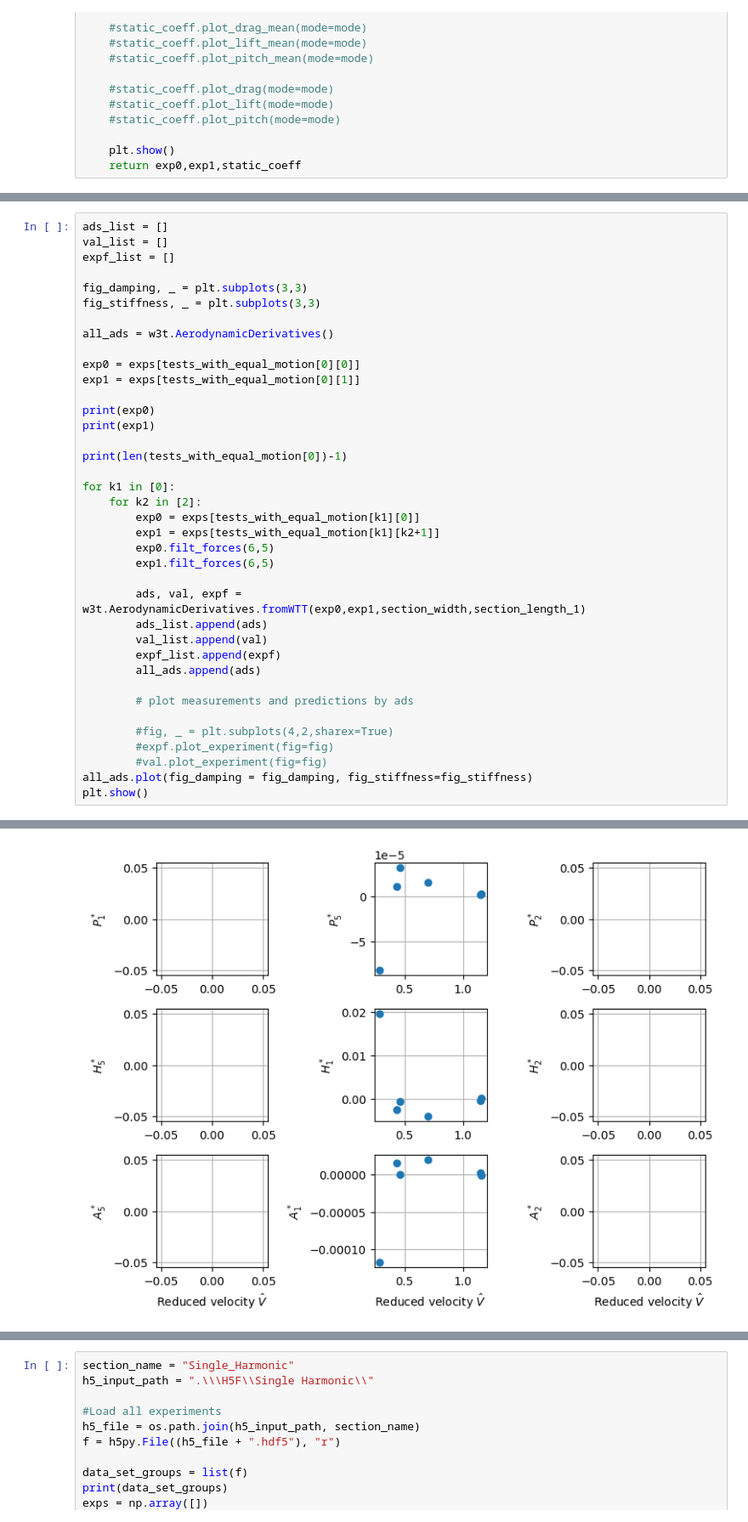
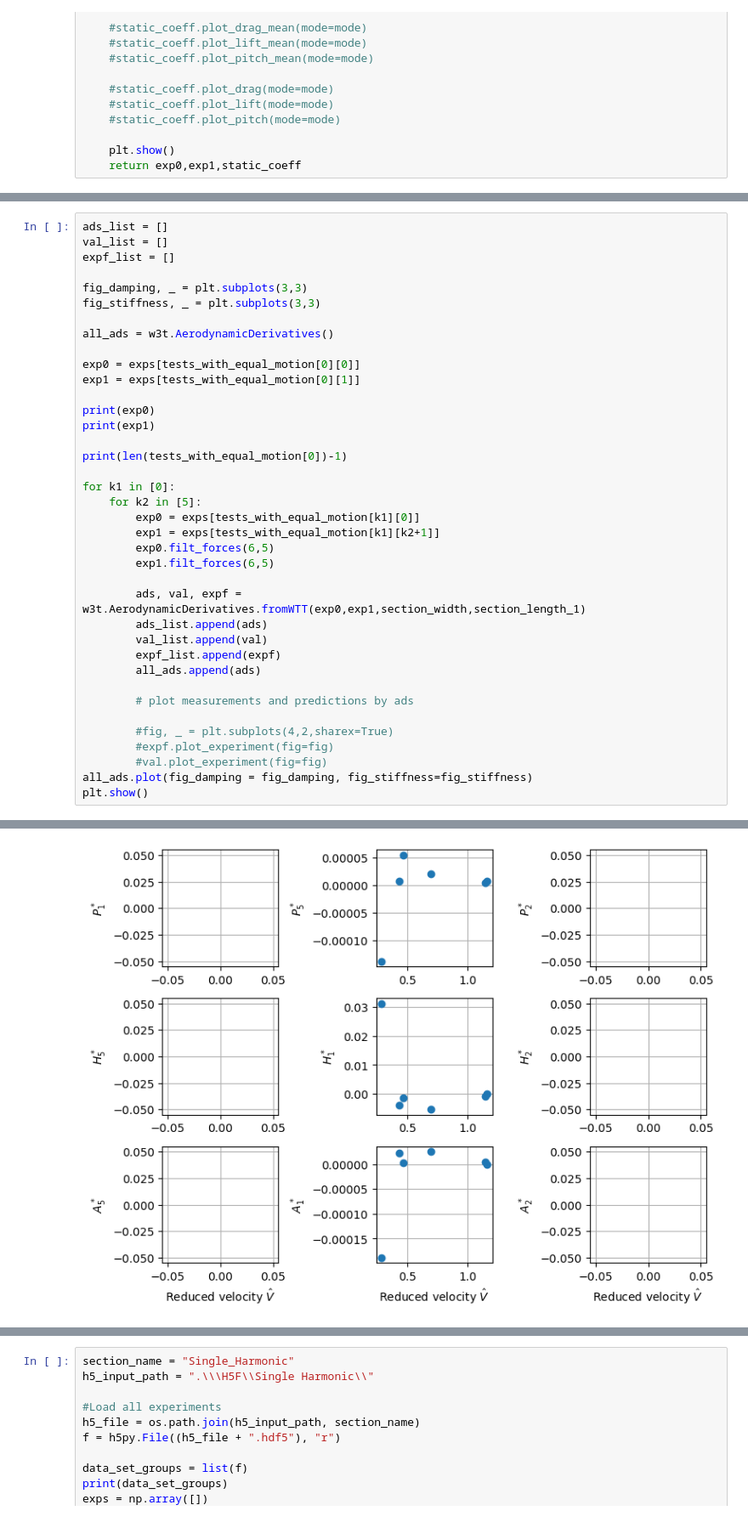
Before and after one commit to lineHRosland/FV_windtunnel_buffeting_flutter, a Jupyter notebook: HAR_INT/aerodynamic_derivatives_notebook.ipynb, the cells around one changed output, grey strips where cells are left out. Shown at 85% size. Cells and saved outputs as stored; diff of their text form.

```diff
--- a/HAR_INT/aerodynamic_derivatives_notebook.ipynb
+++ b/HAR_INT/aerodynamic_derivatives_notebook.ipynb
@@ -90,33 +103,33 @@ print(exp1)
 print(len(tests_with_equal_motion[0])-1)
 
 for k1 in [0]:
-    for k2 in [2]:
+    for k2 in [5]:
         exp0 = exps[tests_with_equal_motion[k1][0]]
         exp1 = exps[tests_with_equal_motion[k1][k2+1]]
         exp0.filt_forces(6,5)
         exp1.filt_forces(6,5)
 
         ads, val, expf = w3t.AerodynamicDerivatives.fromWTT(exp0,exp1,section_width,section_length_1)
         ads_list.append(ads)
         val_list.append(val)
         expf_list.append(expf)
         all_ads.append(ads)
 
         # plot measurements and predictions by ads
 
         #fig, _ = plt.subplots(4,2,sharex=True)
         #expf.plot_experiment(fig=fig)
         #val.plot_experiment(fig=fig)
 all_ads.plot(fig_damping = fig_damping, fig_stiffness=fig_stiffness)
 plt.show()
 # %% [output]
 Wind tunnel experiment: /HAR_INT_SINGLE_03_01_000
 Wind tunnel experiment: /HAR_INT_SINGLE_03_01_001
 20
 Motion type: 1
 Motion type: 1
 Motion type: 1
 Motion type: 1
 Motion type: 1
 Motion type: 1
-[figure, old version]
+[figure, new version]
```
Also changed, not shown: parts of 2 cells of this notebook, 1 other file.
